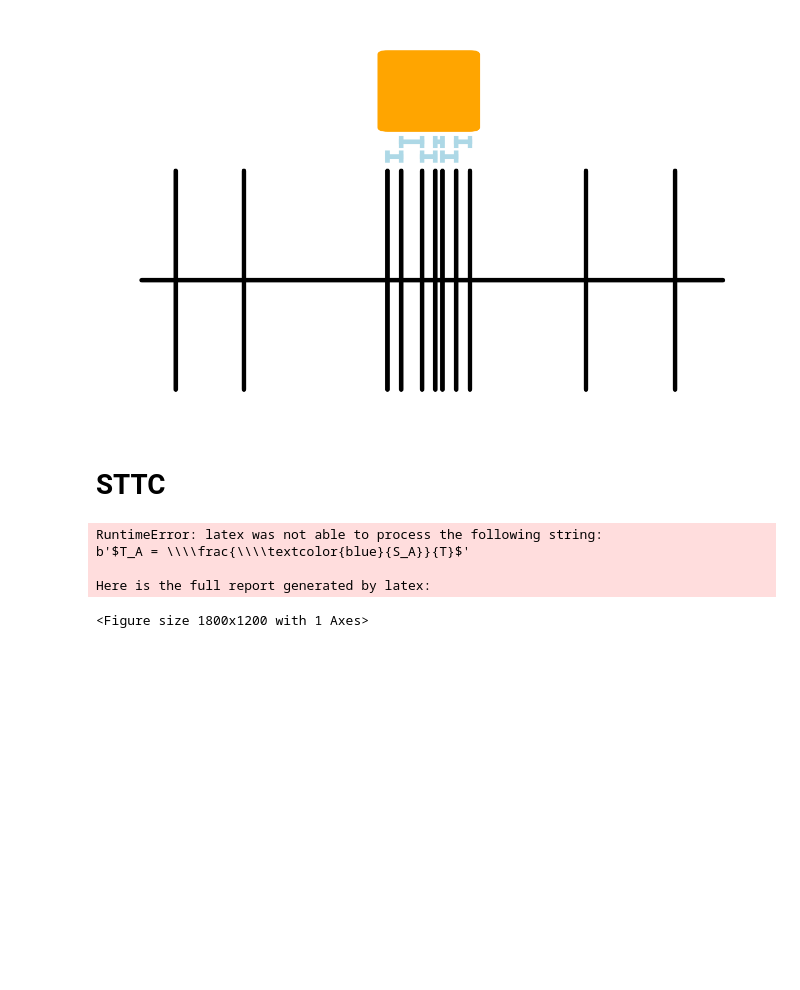
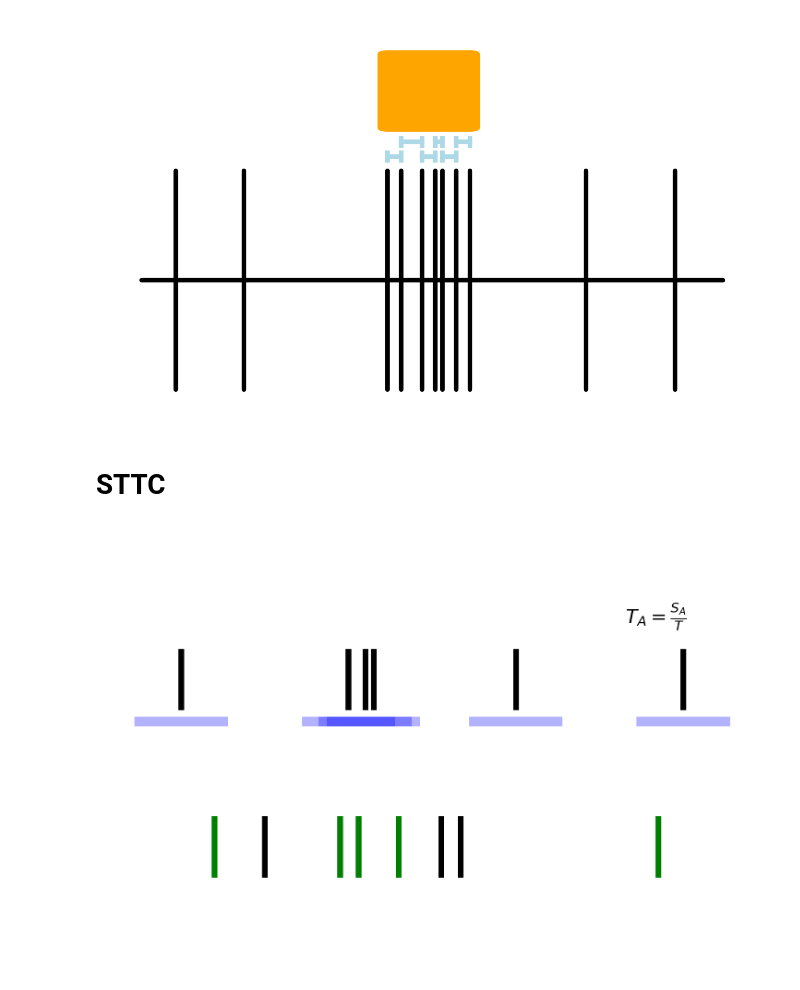
Before and after one commit to SAND-Lab/MEA-NAP, a Jupyter notebook: python/feature-schematic.ipynb, the cells around one changed output. Saved outputs shown, nothing was run; the diff lists cells and outputs as text; code cells hidden in the pictures; blank space fills up the shorter version.

```diff
--- a/python/feature-schematic.ipynb
+++ b/python/feature-schematic.ipynb
@@ -81,6 +190,9 @@ with plt.style.context(splstyle.get_style('nature-reviews')):
 # %% [markdown]
 # Network burst
 # %%
+fig_name = 'network_burst.svg'
+fig_folder = '/Users/timothysit/AnalysisPipeline/python/feature-schematic-figures'
+
 node_locations = [
     [0.3, 0.3],
     [0.3, 0.5],
@@ -143,6 +255,8 @@ with plt.style.context(splstyle.get_style('nature-reviews')):
     ax.set_yticks([])
     ax.spines['left'].set_visible(False)
     ax.spines['bottom'].set_visible(False)
+
+    fig.savefig(os.path.join(fig_folder, fig_name), dpi=300, bbox_inches='tight')
 # %% [output]
 [figure]
 # %%
@@ -156,6 +270,10 @@ with plt.style.context(splstyle.get_style('nature-reviews')):
 # %% [markdown]
 # ISI within network burst
 # %%
+fig_folder = '/Users/timothysit/AnalysisPipeline/python/feature-schematic-figures'
+fig_name = 'isi_within_network_burst.svg'
+
+
 spike_times = np.array([1, 2, 4.1, 4.3, 4.6, 4.8, 4.9, 5.1, 5.3, 7, 8.3])
 within_burst = [0, 0, 1, 1, 1, 1, 1, 1, 1, 0, 0]
 spike_height = 0.75
@@ -189,11 +307,18 @@ with plt.style.context(splstyle.get_style('nature-reviews')):
 
 
             n_isi += 1
+
+    fig.savefig(os.path.join(fig_folder, fig_name), dpi=300, bbox_inches='tight', transparent=True)
 # %% [output]
 [figure]
 # %% [markdown]
 # STTC
 # %%
+fig_folder = '/Users/timothysit/AnalysisPipeline/python/feature-schematic-figures'
+fig_name = 'sttc.svg'
+
+
+
 import matplotlib as mpl
 
 
@@ -216,19 +341,20 @@ time_lag = 0.5
 
 with plt.style.context(splstyle.get_style('nature-reviews')):
 
-    plt.rc('text', usetex=True)
+    # plt.rc('text', usetex=True)
     # plt.rcParams['text.latex.preamble'].join([r"\usepackage{xcolor}"])
     # plt.rc('text.latex', preamble=r'\usepackage{xcolor}')
-    pgf_with_latex = {
-        "text.usetex": True,
-         "pgf.preamble": "\n".join([ # plots will use this preamble
-        r"\usepackage[utf8]{inputenc}",
-        r"\usepackage[T1]{fontenc}",
-        r"\usepackage[detect-all,locale=DE]{siunitx}",
-        r"\usepackage{xcolor}",
-        ])
-    }
-    mpl.rcParams.update(pgf_with_latex)
+    # pgf_with_latex = {
+    #     "text.usetex": True,
+    #      "pgf.preamble": "\n".join([ # plots will use this preamble
+    #     r"\usepackage[utf8]{inputenc}",
+    #     r"\usepackage[T1]{fontenc}",
+    #     r"\usepackage[detect-all,locale=DE]{siunitx}",
+    #     r"\usepackage{xcolor}",
+    #     ])
+    # }
+    # mpl.rcParams.update(pgf_with_latex)
+
 
     fig, ax = plt.subplots()
 
@@ -237,36 +363,34 @@ with plt.style.context(splstyle.get_style('nature-reviews')):
         ax.plot([spike_t, spike_t], [spike_train_A_y - spike_vert_height/2,
                                     spike_train_A_y + spike_vert_height/2],
                 color='black', lw=spike_lw)
 
         ax.plot([spike_t - time_lag,
                 spike_t + time_lag],
                 [spike_train_A_y - spike_vert_height/2 - tile_y_offset,
                  spike_train_A_y - spike_vert_height/2 - tile_y_offset],
                color='blue', alpha=0.3, lw=5)
 
 
     for s_i, spike_t in enumerate(spike_train_B_times):
 
         if within_tile[s_i]:
             color = 'green'
         else:
             color = 'black'
 
         ax.plot([spike_t, spike_t], [spike_train_B_y - spike_vert_height/2,
                                     spike_train_B_y + spike_vert_height/2], color=color, lw=spike_lw)
 
 
     ax.set_ylim(y_range)
 
     ax.set_xticks([])
     ax.set_yticks([])
     ax.spines['left'].set_visible(False)
     ax.spines['bottom'].set_visible(False)
 
-    ax.text(0.8, 0.8, r'$T_A = \frac{\textcolor{blue}{S_A}}{T}$', transform=ax.transAxes)
+    ax.text(0.8, 0.8, r'$T_A = \frac{S_A}{T}$', transform=ax.transAxes)
+
+    fig.savefig(os.path.join(fig_folder, fig_name), dpi=300, bbox_inches='tight', transparent=True)
 # %% [output]
-RuntimeError: latex was not able to process the following string:
-b'$T_A = \\\\frac{\\\\textcolor{blue}{S_A}}{T}$'
-
-Here is the full report generated by latex:
-<Figure size 1800x1200 with 1 Axes>
+[figure, added]
```
Also changed, not shown: parts of 17 cells of this notebook.
